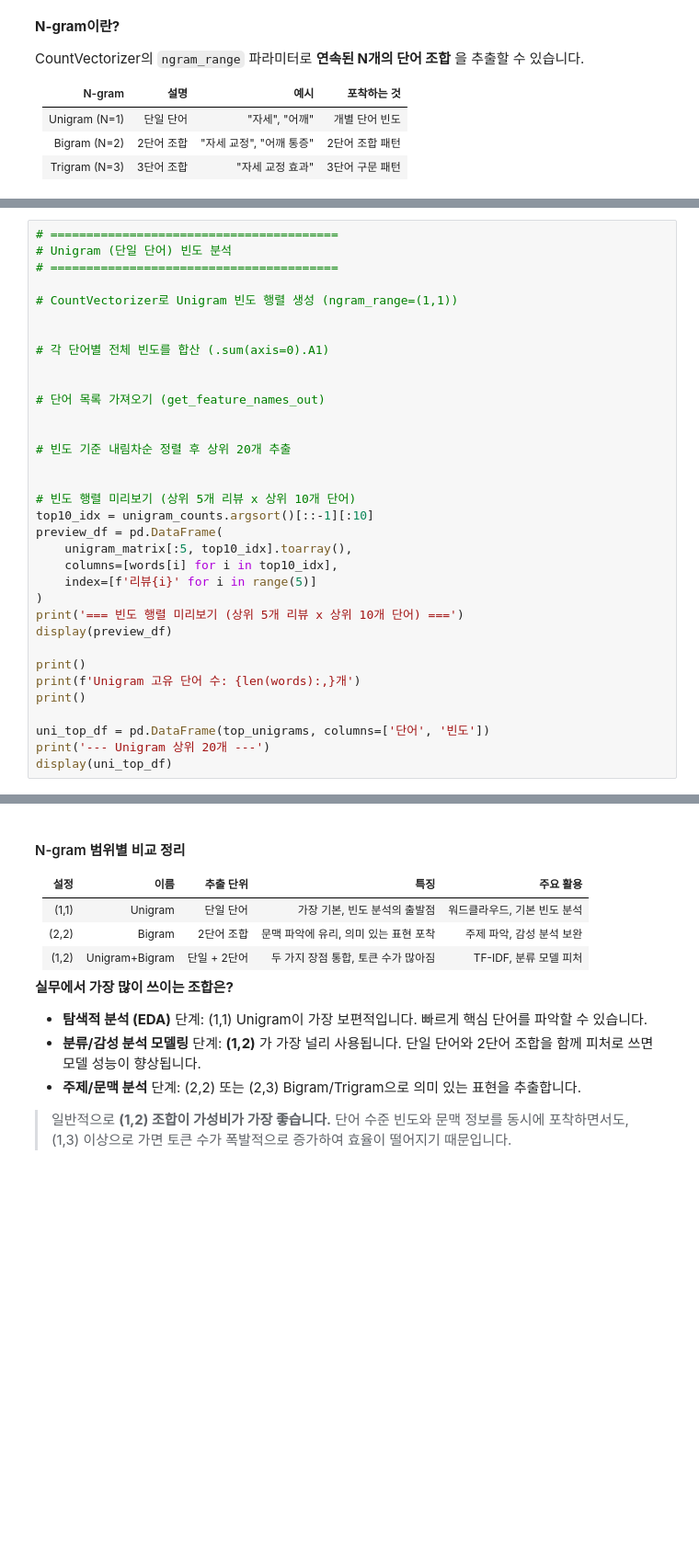
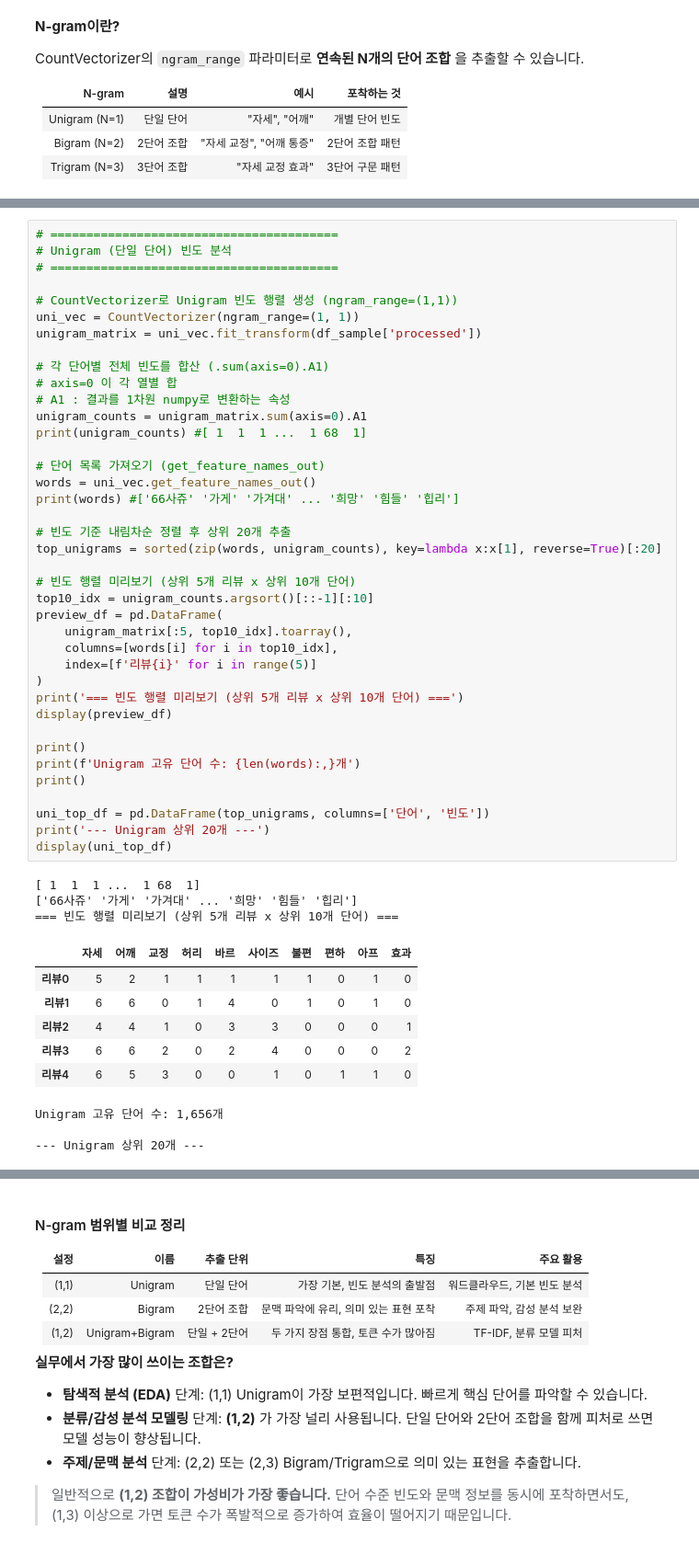
Before and after one commit to SeolMuah/text-analysis-ml, a Jupyter notebook: 1_텍스트_빈도_분석_실습.ipynb, the cells around one changed output, grey strips where cells are left out. Shown at 92% size. Cells and saved outputs as stored; diff of their text form; blank space fills up the shorter version.

```diff
--- a/1_텍스트_빈도_분석_실습.ipynb
+++ b/1_텍스트_빈도_분석_실습.ipynb
@@ -500,34 +644,52 @@ CountVectorizer의 `ngram_range` 파라미터로 **연속된 N개의 단어 조
 # %%
 # ========================================
 # Unigram (단일 단어) 빈도 분석
 # ========================================
 
 # CountVectorizer로 Unigram 빈도 행렬 생성 (ngram_range=(1,1))
-
+uni_vec = CountVectorizer(ngram_range=(1, 1))
+unigram_matrix = uni_vec.fit_transform(df_sample['processed'])
 
 # 각 단어별 전체 빈도를 합산 (.sum(axis=0).A1)
-
+# axis=0 이 각 열별 합
+# A1 : 결과를 1차원 numpy로 변환하는 속성
+unigram_counts = unigram_matrix.sum(axis=0).A1
+print(unigram_counts) #[ 1  1  1 ...  1 68  1]
 
 # 단어 목록 가져오기 (get_feature_names_out)
-
+words = uni_vec.get_feature_names_out()
+print(words) #['66사쥬' '가게' '가겨대' ... '희망' '힘들' '힙리']
 
 # 빈도 기준 내림차순 정렬 후 상위 20개 추출
-
+top_unigrams = sorted(zip(words, unigram_counts), key=lambda x:x[1], reverse=True)[:20]
 
 # 빈도 행렬 미리보기 (상위 5개 리뷰 x 상위 10개 단어)
 top10_idx = unigram_counts.argsort()[::-1][:10]
 preview_df = pd.DataFrame(
     unigram_matrix[:5, top10_idx].toarray(),
     columns=[words[i] for i in top10_idx],
     index=[f'리뷰{i}' for i in range(5)]
 )
 print('=== 빈도 행렬 미리보기 (상위 5개 리뷰 x 상위 10개 단어) ===')
 display(preview_df)
 
 print()
 print(f'Unigram 고유 단어 수: {len(words):,}개')
 print()
 
 uni_top_df = pd.DataFrame(top_unigrams, columns=['단어', '빈도'])
 print('--- Unigram 상위 20개 ---')
 display(uni_top_df)
+# %% [output]
+[ 1  1  1 ...  1 68  1]
+['66사쥬' '가게' '가겨대' ... '희망' '힘들' '힙리']
+=== 빈도 행렬 미리보기 (상위 5개 리뷰 x 상위 10개 단어) ===
+|  | 자세 | 어깨 | 교정 | 허리 | 바르 | 사이즈 | 불편 | 편하 | 아프 | 효과 |
+| 리뷰0 | 5 | 2 | 1 | 1 | 1 | 1 | 1 | 0 | 1 | 0 |
+| 리뷰1 | 6 | 6 | 0 | 1 | 4 | 0 | 1 | 0 | 1 | 0 |
+| 리뷰2 | 4 | 4 | 1 | 0 | 3 | 3 | 0 | 0 | 0 | 1 |
+| 리뷰3 | 6 | 6 | 2 | 0 | 2 | 4 | 0 | 0 | 0 | 2 |
+| 리뷰4 | 6 | 5 | 3 | 0 | 0 | 1 | 0 | 1 | 1 | 0 |
+Unigram 고유 단어 수: 1,656개
+
+--- Unigram 상위 20개 ---
```
Also changed, not shown: parts of 29 cells of this notebook.
